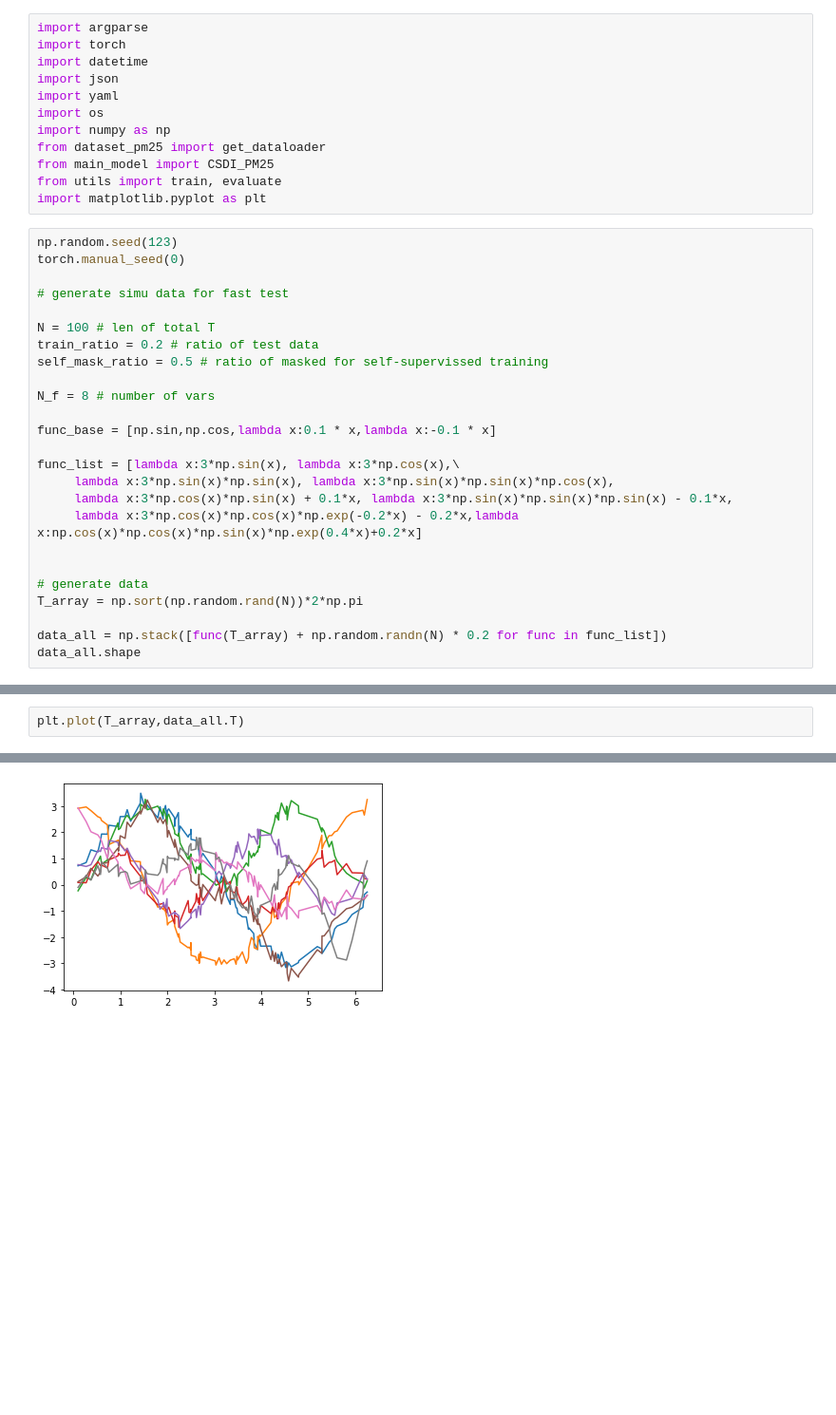
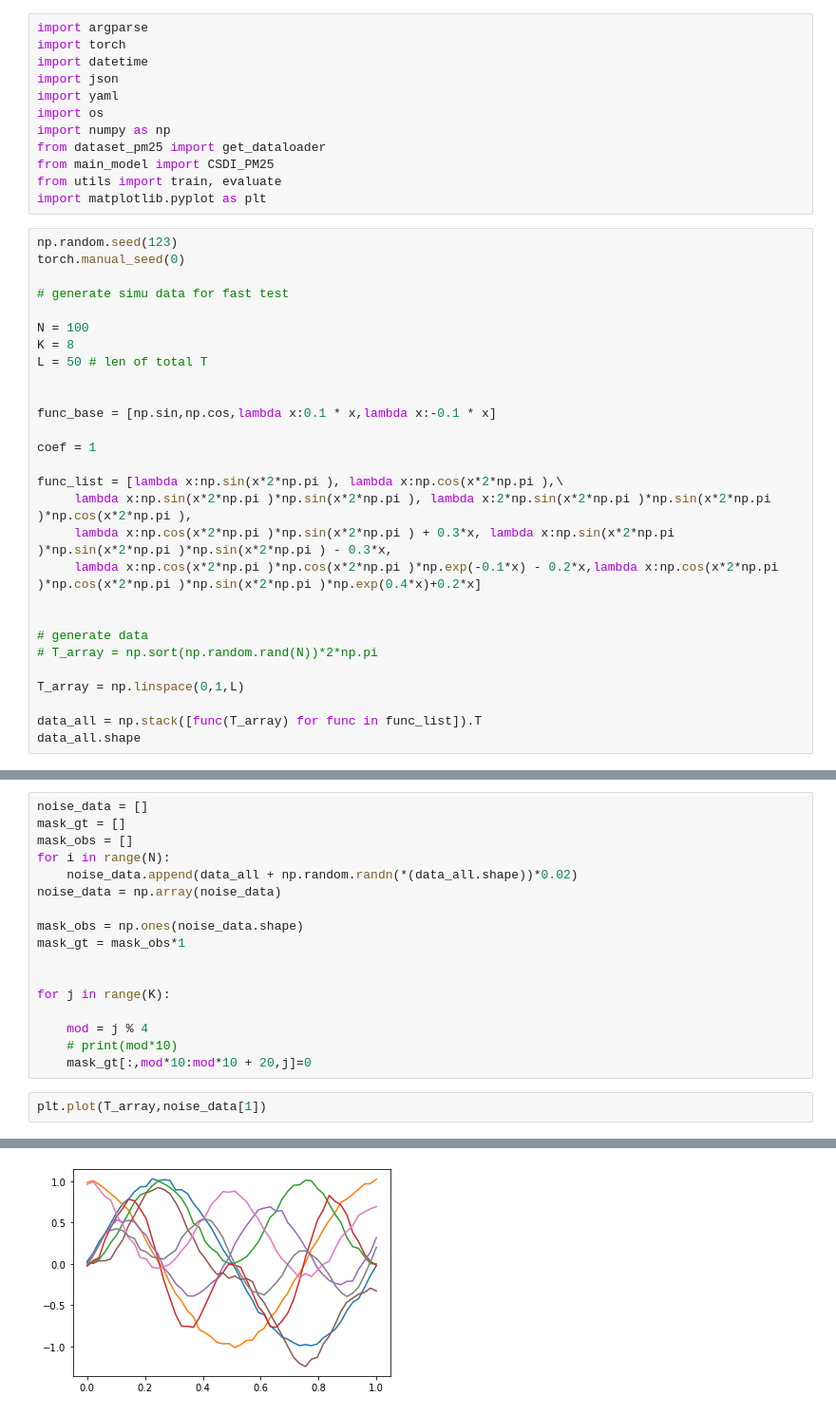
Before and after one commit to xuangu-fang/Diffusion-based-TS-Imputation, a Jupyter notebook: simu_data_gen.ipynb, the cells around one changed output, grey strips where cells are left out. Shown: that part at 95% size. Saved outputs shown, nothing was run; the diff lists cells and outputs as text; blank space fills up the shorter version.

```diff
--- a/simu_data_gen.ipynb
+++ b/simu_data_gen.ipynb
@@ -16,23 +16,26 @@ torch.manual_seed(0)
 
 # generate simu data for fast test
 
-N = 100 # len of total T
-train_ratio = 0.2 # ratio of test data
-self_mask_ratio = 0.5 # ratio of masked for self-supervissed training
+N = 100
+K = 8
+L = 50 # len of total T
 
-N_f = 8 # number of vars
 
 func_base = [np.sin,np.cos,lambda x:0.1 * x,lambda x:-0.1 * x]
 
-func_list = [lambda x:3*np.sin(x), lambda x:3*np.cos(x),\
-     lambda x:3*np.sin(x)*np.sin(x), lambda x:3*np.sin(x)*np.sin(x)*np.cos(x),
-     lambda x:3*np.cos(x)*np.sin(x) + 0.1*x, lambda x:3*np.sin(x)*np.sin(x)*np.sin(x) - 0.1*x,
-     lambda x:3*np.cos(x)*np.cos(x)*np.exp(-0.2*x) - 0.2*x,lambda x:np.cos(x)*np.cos(x)*np.sin(x)*np.exp(0.4*x)+0.2*x]
+coef = 1
+
+func_list = [lambda x:np.sin(x*2*np.pi ), lambda x:np.cos(x*2*np.pi ),\
+     lambda x:np.sin(x*2*np.pi )*np.sin(x*2*np.pi ), lambda x:2*np.sin(x*2*np.pi )*np.sin(x*2*np.pi )*np.cos(x*2*np.pi ),
+     lambda x:np.cos(x*2*np.pi )*np.sin(x*2*np.pi ) + 0.3*x, lambda x:np.sin(x*2*np.pi )*np.sin(x*2*np.pi )*np.sin(x*2*np.pi ) - 0.3*x,
+     lambda x:np.cos(x*2*np.pi )*np.cos(x*2*np.pi )*np.exp(-0.1*x) - 0.2*x,lambda x:np.cos(x*2*np.pi )*np.cos(x*2*np.pi )*np.sin(x*2*np.pi )*np.exp(0.4*x)+0.2*x]
 
 
 # generate data
-T_array = np.sort(np.random.rand(N))*2*np.pi
+# T_array = np.sort(np.random.rand(N))*2*np.pi
 
-data_all = np.stack([func(T_array) + np.random.randn(N) * 0.2 for func in func_list])
+T_array = np.linspace(0,1,L)
+
+data_all = np.stack([func(T_array) for func in func_list]).T
 data_all.shape
 # %% [output]
@@ -40,12 +43,29 @@ data_all.shape
+# %%
+noise_data = []
+mask_gt = []
+mask_obs = []
+for i in range(N):
+    noise_data.append(data_all + np.random.randn(*(data_all.shape))*0.02)
+noise_data = np.array(noise_data)
+
+mask_obs = np.ones(noise_data.shape)
+mask_gt = mask_obs*1
+
+
+for j in range(K):
+
+    mod = j % 4
+    # print(mod*10)
+    mask_gt[:,mod*10:mod*10 + 20,j]=0
 # %%
-plt.plot(T_array,data_all.T)
+plt.plot(T_array,noise_data[1])
 # %% [output]
 [<matplotlib.lines.Line2D at 0x...>,
  <matplotlib.lines.Line2D at 0x...>,
  <matplotlib.lines.Line2D at 0x...>,
  <matplotlib.lines.Line2D at 0x...>,
  <matplotlib.lines.Line2D at 0x...>,
  <matplotlib.lines.Line2D at 0x...>,
  <matplotlib.lines.Line2D at 0x...>,
  <matplotlib.lines.Line2D at 0x...>]
-[figure, old version]
+[figure, new version]
```
Also changed, not shown: parts of 4 cells of this notebook, 7 other files.
